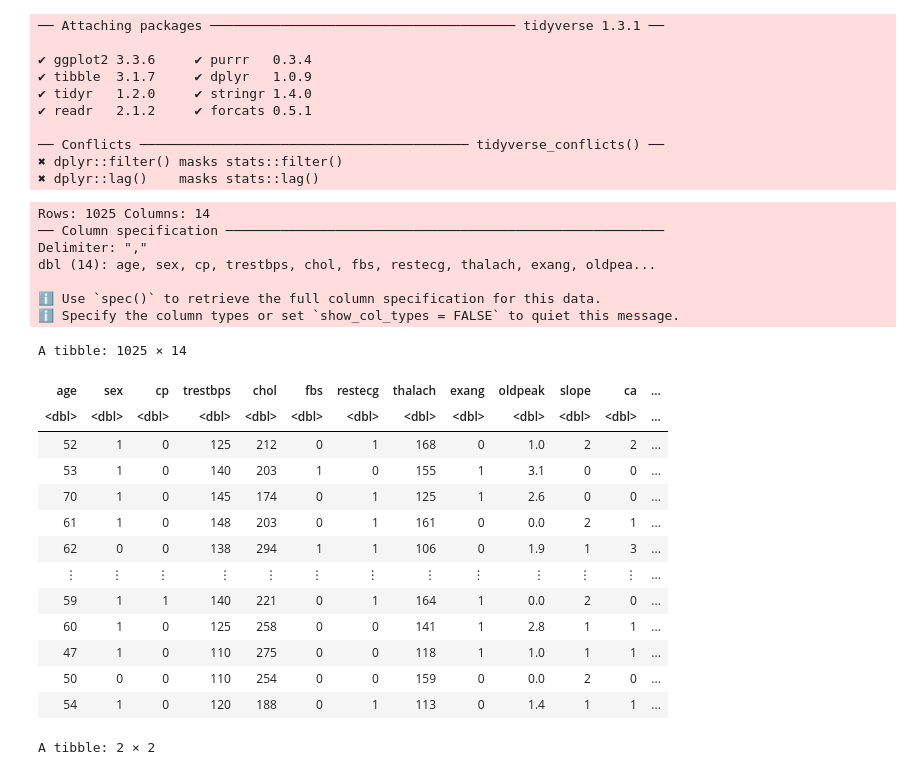
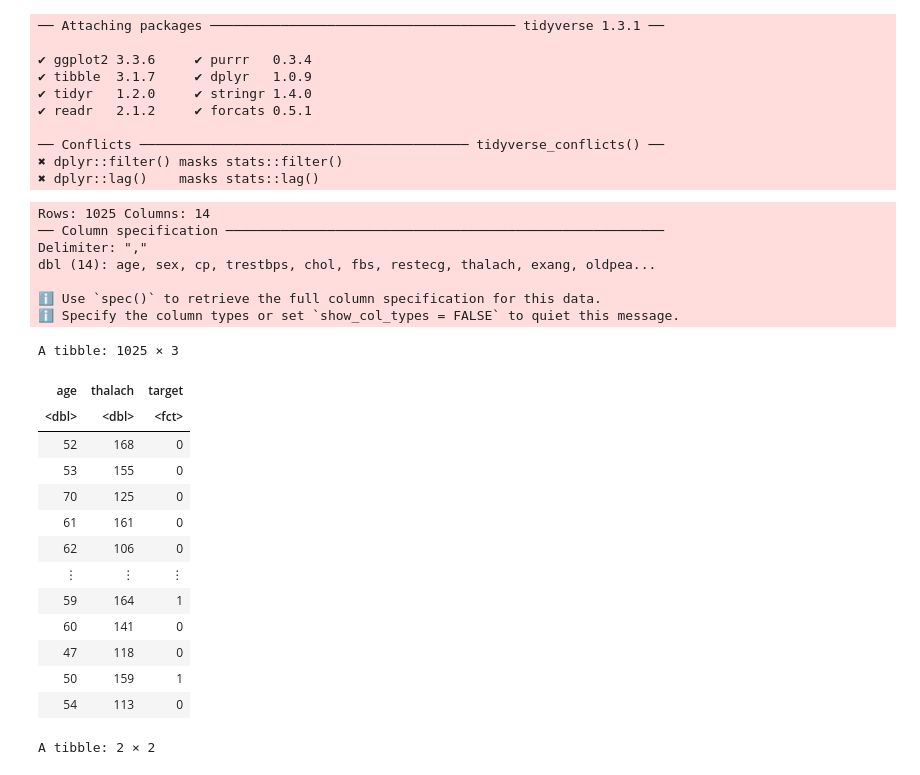
Before and after one commit to bowencu/dsci100groupproject, a Jupyter notebook: group_proposal.ipynb, the cells around one changed output. Saved outputs shown, nothing was run; the diff lists cells and outputs as text; code cells hidden in the pictures.

```diff
--- a/group_proposal.ipynb
+++ b/group_proposal.ipynb
@@ -31,35 +31,35 @@ options(repr.matrix.max.rows = 10)
 ✖ dplyr::lag()    masks stats::lag()
 # %%
 #read data
-heart <- read_csv("heart.csv")
+heart <- read_csv("https://raw.githubusercontent.com/bowencu/dsci100groupproject/main/heart.csv")
 
 #clean and wrangle data
 heart <- heart |>
-    mutate(target = as_factor(target))
-    #select(age, thalach, target)
+    mutate(target = as_factor(target)) |>
+    select(age, thalach, target)
 heart
 # %% [output]
 Rows: 1025 Columns: 14
 ── Column specification ────────────────────────────────────────────────────────
 Delimiter: ","
 dbl (14): age, sex, cp, trestbps, chol, fbs, restecg, thalach, exang, oldpea...
 
 ℹ Use `spec()` to retrieve the full column specification for this data.
 ℹ Specify the column types or set `show_col_types = FALSE` to quiet this message.
-A tibble: 1025 × 14
+A tibble: 1025 × 3
-| age | sex | cp | trestbps | chol | fbs | restecg | thalach | exang | oldpeak | slope | ca | ... |
-| <dbl> | <dbl> | <dbl> | <dbl> | <dbl> | <dbl> | <dbl> | <dbl> | <dbl> | <dbl> | <dbl> | <dbl> | ... |
-| 52 | 1 | 0 | 125 | 212 | 0 | 1 | 168 | 0 | 1.0 | 2 | 2 | ... |
-| 53 | 1 | 0 | 140 | 203 | 1 | 0 | 155 | 1 | 3.1 | 0 | 0 | ... |
-| 70 | 1 | 0 | 145 | 174 | 0 | 1 | 125 | 1 | 2.6 | 0 | 0 | ... |
-| 61 | 1 | 0 | 148 | 203 | 0 | 1 | 161 | 0 | 0.0 | 2 | 1 | ... |
-| 62 | 0 | 0 | 138 | 294 | 1 | 1 | 106 | 0 | 1.9 | 1 | 3 | ... |
-| ⋮ | ⋮ | ⋮ | ⋮ | ⋮ | ⋮ | ⋮ | ⋮ | ⋮ | ⋮ | ⋮ | ⋮ | ... |
-| 59 | 1 | 1 | 140 | 221 | 0 | 1 | 164 | 1 | 0.0 | 2 | 0 | ... |
-| 60 | 1 | 0 | 125 | 258 | 0 | 0 | 141 | 1 | 2.8 | 1 | 1 | ... |
-| 47 | 1 | 0 | 110 | 275 | 0 | 0 | 118 | 1 | 1.0 | 1 | 1 | ... |
-| 50 | 0 | 0 | 110 | 254 | 0 | 0 | 159 | 0 | 0.0 | 2 | 0 | ... |
-| 54 | 1 | 0 | 120 | 188 | 0 | 1 | 113 | 0 | 1.4 | 1 | 1 | ... |
+| age | thalach | target |
+| <dbl> | <dbl> | <fct> |
+| 52 | 168 | 0 |
+| 53 | 155 | 0 |
+| 70 | 125 | 0 |
+| 61 | 161 | 0 |
+| 62 | 106 | 0 |
+| ⋮ | ⋮ | ⋮ |
+| 59 | 164 | 1 |
+| 60 | 141 | 0 |
+| 47 | 118 | 0 |
+| 50 | 159 | 1 |
+| 54 | 113 | 0 |
 # %%
 #data summarized in table, number of observations in each class of target
 #0 meaning no heart disease, 1 meaning heart disease
```
Also changed, not shown: 1 other file.
